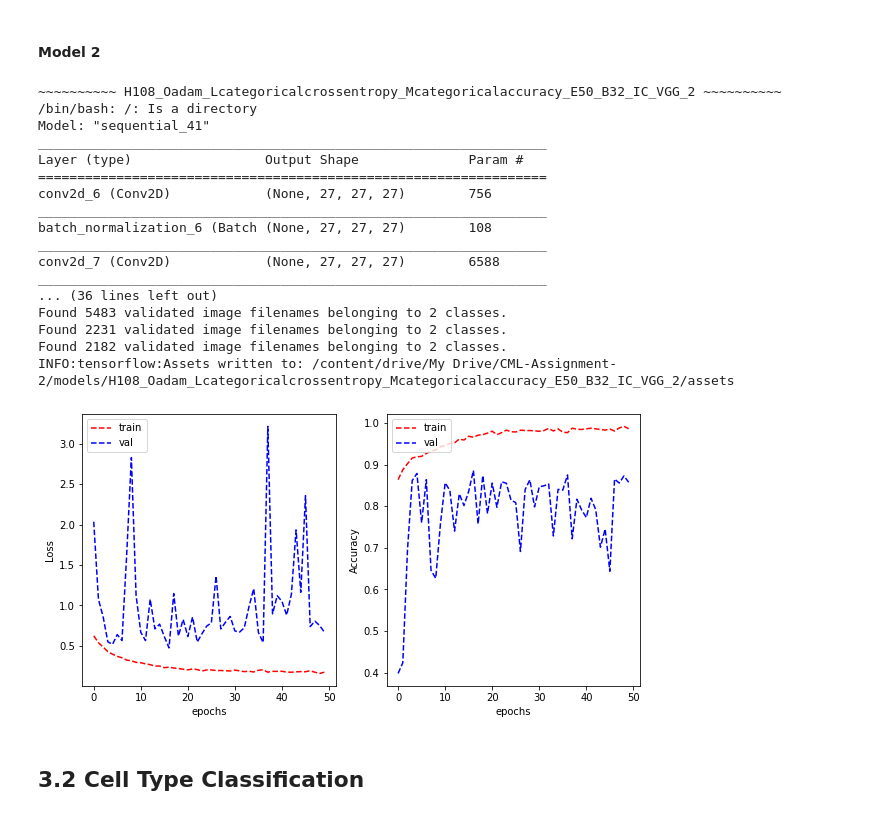
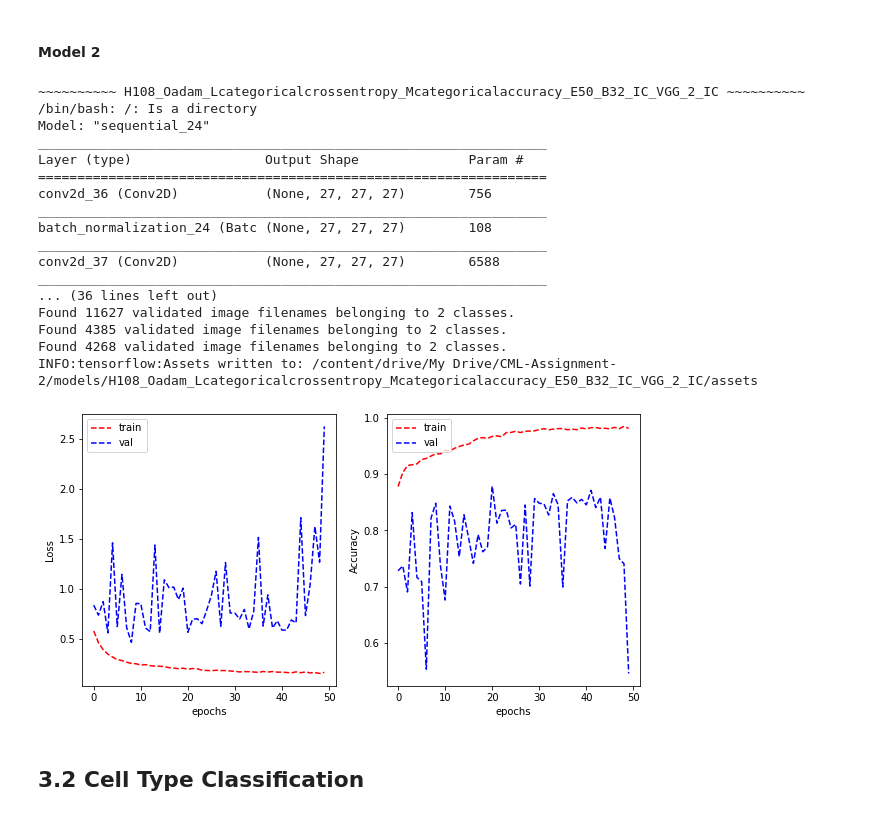
Before and after one commit to Luke-Mason/CML-Assignment-2, a Jupyter notebook: Luke.ipynb, the cells around one changed output. Drawn from its saved outputs; the diff is of its cells as text; code cells hidden in the pictures.

```diff
--- a/Luke.ipynb
+++ b/Luke.ipynb
@@ -1014,6 +1085,7 @@ _________________________________________________________________
 Adding dropout
 # %%
 parameters["hidden_layer_dim"] = 64
+parameters["epochs"] = 10
 
 # Added Dropout to the layers
 layers = [
@@ -1027,15 +1099,11 @@ layers = [
 model = tf.keras.Sequential(layers)
 
 # Train and save model
-history = run_model(model, parameters, "MLP_4_CT",
-                    lambda: train_save(train_set_ic, validation_set_ic, test_set_ic, parameters, model, 'isCancerous'))
+history = run_model(model, parameters, "MLP_4", train_imagery_set, val_imagery_set)
 
 # Plot the results for run though of the data (epoch).
-plot_learning_curve(history['loss'],
-                    history['val_loss'],
-                    history['categorical_accuracy'],
-                    history['val_categorical_accuracy'],
-                    metric_name='Accuracy')
+test_metrics = model.evaluate(test_imagery_set)
+plot_learning_curve(history, parameters["metrics"], test_metrics)
 # %% [output]
 ~~~~~~~~~~ H64_Oadam_Lcategoricalcrossentropy_Mcategoricalaccuracy_E125_B32_MLP_4 ~~~~~~~~~~
 /bin/bash: /: Is a directory
@@ -1061,6 +1129,7 @@ _________________________________________________________________
 Dense has 128 percipatrons with dropout
 # %%
 parameters["hidden_layer_dim"] = 128
+parameters["epochs"] = 10
 
 layers = [
     tf.keras.layers.Flatten(input_shape=INPUT_DIM),
@@ -1073,15 +1142,11 @@ layers = [
 model = tf.keras.Sequential(layers)
 
 # Train and save model
-history = run_model(model, parameters, "MLP_5_CT",
-                    lambda: train_save(train_set_ic, validation_set_ic, test_set_ic, parameters, model, 'isCancerous'))
+history = run_model(model, parameters, "MLP_5", train_imagery_set, val_imagery_set)
 
 # Plot the results for run though of the data (epoch).
-plot_learning_curve(history['loss'],
-                    history['val_loss'],
-                    history['categorical_accuracy'],
-                    history['val_categorical_accuracy'],
-                    metric_name='Accuracy')
+test_metrics = model.evaluate(test_imagery_set)
+plot_learning_curve(history, parameters["metrics"], test_metrics)
 # %% [output]
 ~~~~~~~~~~ H128_Oadam_Lcategoricalcrossentropy_Mcategoricalaccuracy_E125_B32_MLP_5 ~~~~~~~~~~
 /bin/bash: /: Is a directory
@@ -1107,6 +1172,7 @@ _________________________________________________________________
 2 Layers instead of 1
 # %%
 parameters["hidden_layer_dim"] = 256
+parameters["epochs"] = 10
 
 layers = [
     tf.keras.layers.Flatten(input_shape=INPUT_DIM),
@@ -1119,15 +1185,11 @@ layers = [
 model = tf.keras.Sequential(layers)
 
 # Train and save model
-history = run_model(model, parameters, "MLP_6_CT",
-                    lambda: train_save(train_set_ic, validation_set_ic, test_set_ic, parameters, model, 'isCancerous'))
+history = run_model(model, parameters, "MLP_6", train_imagery_set, val_imagery_set)
 
 # Plot the results for run though of the data (epoch).
-plot_learning_curve(history['loss'],
-                    history['val_loss'],
-                    history['categorical_accuracy'],
-                    history['val_categorical_accuracy'],
-                    metric_name='Accuracy')
+test_metrics = model.evaluate(test_imagery_set)
+plot_learning_curve(history, parameters["metrics"], test_metrics)
 # %% [output]
 ~~~~~~~~~~ H256_Oadam_Lcategoricalcrossentropy_Mcategoricalaccuracy_E125_B32_MLP_6 ~~~~~~~~~~
 /bin/bash: /: Is a directory
@@ -1251,49 +1309,45 @@ layers = [
     #VGG block 3
     tf.keras.layers.Conv2D(parameters["hidden_layer_dim"], (3, 3), activation='relu', padding='same',
                            kernel_regularizer=tf.keras.regularizers.l2(reg_lambda)),
     tf.keras.layers.BatchNormalization(),
     tf.keras.layers.Conv2D(parameters["hidden_layer_dim"], (3, 3), activation='relu', padding='same',
                            kernel_regularizer=tf.keras.regularizers.l2(reg_lambda)),
     tf.keras.layers.BatchNormalization(),
     tf.keras.layers.MaxPooling2D((3, 3)),
 
     tf.keras.layers.Flatten(),
     tf.keras.layers.Dense(parameters["hidden_layer_dim"], activation='relu'),
     tf.keras.layers.Dense(64, activation='relu'),
     tf.keras.layers.Dense(OUTPUT_CLASSES),
 ]
 
 # Create model.
 model = tf.keras.Sequential(layers)
 
 # Train and save model
-history = run_model(model, parameters, "IC_VGG_2",
-                    lambda: train_save(train_set_ct, validation_set_ct, test_set_ct, parameters, model, 'isCancerous'))
+history = run_model(model, parameters, "IC_VGG_2_IC", train_imagery_set, val_imagery_set)
 
 # Plot the results for run though of the data (epoch).
-plot_learning_curve(history['loss'],
-                    history['val_loss'],
-                    history['categorical_accuracy'],
-                    history['val_categorical_accuracy'],
-                    metric_name='Accuracy')
+test_metrics = model.evaluate(test_imagery_set)
+plot_learning_curve(history, parameters["metrics"], test_metrics)
 # %% [output]
-~~~~~~~~~~ H108_Oadam_Lcategoricalcrossentropy_Mcategoricalaccuracy_E50_B32_IC_VGG_2 ~~~~~~~~~~
+~~~~~~~~~~ H108_Oadam_Lcategoricalcrossentropy_Mcategoricalaccuracy_E50_B32_IC_VGG_2_IC ~~~~~~~~~~
 /bin/bash: /: Is a directory
-Model: "sequential_41"
+Model: "sequential_24"
 _________________________________________________________________
 Layer (type)                 Output Shape              Param #
 =================================================================
-conv2d_6 (Conv2D)            (None, 27, 27, 27)        756
+conv2d_36 (Conv2D)           (None, 27, 27, 27)        756
 _________________________________________________________________
-batch_normalization_6 (Batch (None, 27, 27, 27)        108
+batch_normalization_24 (Batc (None, 27, 27, 27)        108
 _________________________________________________________________
-conv2d_7 (Conv2D)            (None, 27, 27, 27)        6588
+conv2d_37 (Conv2D)           (None, 27, 27, 27)        6588
 _________________________________________________________________
 ... (36 lines left out)
-Found 5483 validated image filenames belonging to 2 classes.
-Found 2231 validated image filenames belonging to 2 classes.
-Found 2182 validated image filenames belonging to 2 classes.
-INFO:tensorflow:Assets written to: /content/drive/My Drive/CML-Assignment-2/models/H108_Oadam_Lcategoricalcrossentropy_Mcategoricalaccuracy_E50_B32_IC_VGG_2/assets
+Found 11627 validated image filenames belonging to 2 classes.
+Found 4385 validated image filenames belonging to 2 classes.
+Found 4268 validated image filenames belonging to 2 classes.
+INFO:tensorflow:Assets written to: /content/drive/My Drive/CML-Assignment-2/models/H108_Oadam_Lcategoricalcrossentropy_Mcategoricalaccuracy_E50_B32_IC_VGG_2_IC/assets
-[figure, old version]
+[figure, new version]
 # %% [markdown]
 ## 3.2 Cell Type Classification
```
Also changed, not shown: parts of 37 cells of this notebook.
